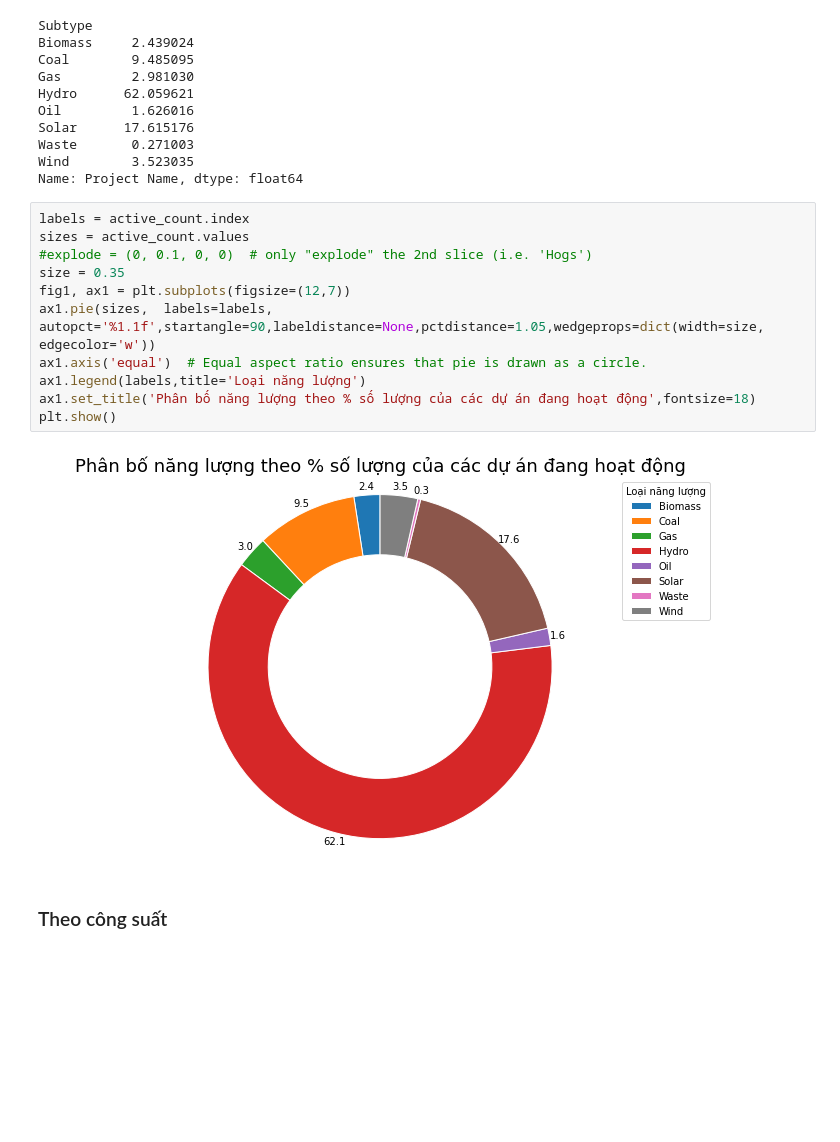
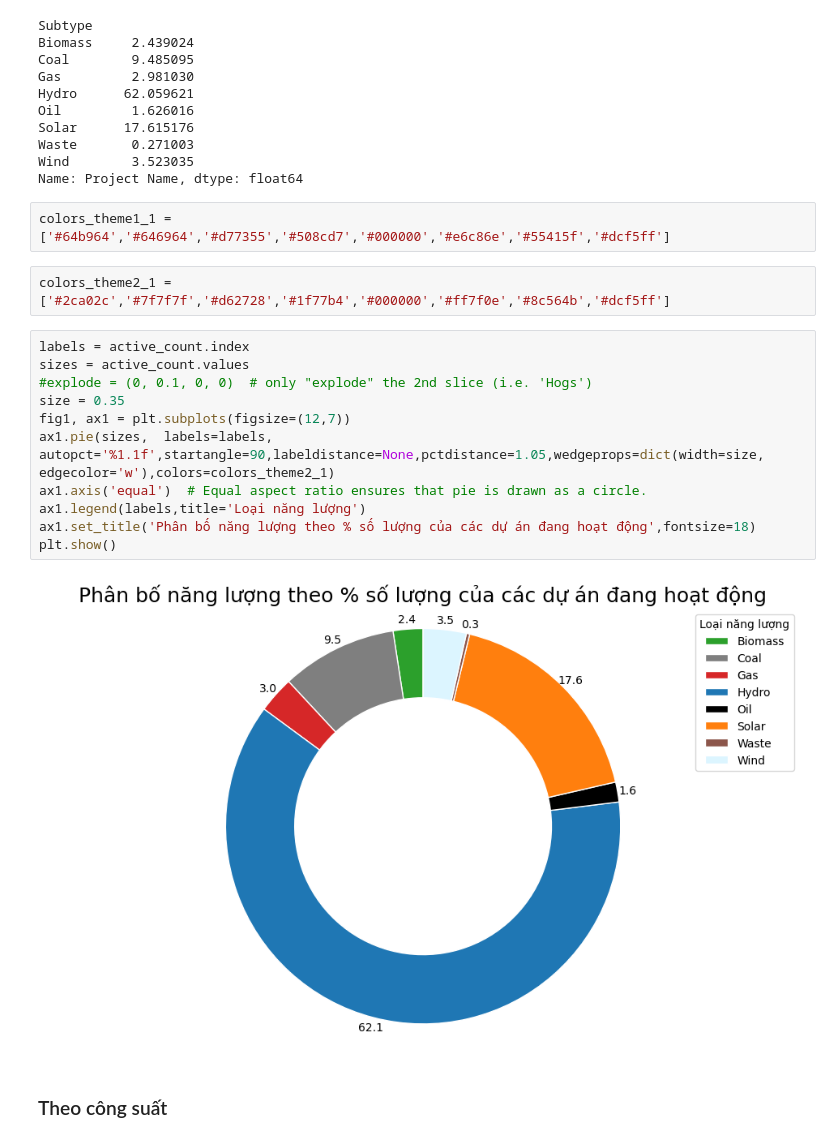
Before and after one commit to JustKidding2K/P4DS_FinalProject, a Jupyter notebook: Source.ipynb, the cells around one changed output. Cells and saved outputs as stored; diff of their text form; blank space fills up the shorter version.

Commit message:
Fix variable name, adjust colors, make more analytics
Thanks for the contribute opinions of you guys :3

```diff
--- a/Source.ipynb
+++ b/Source.ipynb
@@ -583,19 +585,23 @@ Solar      17.615176
 Waste       0.271003
 Wind        3.523035
 Name: Project Name, dtype: float64
+# %%
+colors_theme1_1 = ['#64b964','#646964','#d77355','#508cd7','#000000','#e6c86e','#55415f','#dcf5ff']
+# %%
+colors_theme2_1 = ['#2ca02c','#7f7f7f','#d62728','#1f77b4','#000000','#ff7f0e','#8c564b','#dcf5ff']
 # %%
 labels = active_count.index
 sizes = active_count.values
 #explode = (0, 0.1, 0, 0)  # only "explode" the 2nd slice (i.e. 'Hogs')
 size = 0.35
 fig1, ax1 = plt.subplots(figsize=(12,7))
-ax1.pie(sizes,  labels=labels, autopct='%1.1f',startangle=90,labeldistance=None,pctdistance=1.05,wedgeprops=dict(width=size, edgecolor='w'))
+ax1.pie(sizes,  labels=labels, autopct='%1.1f',startangle=90,labeldistance=None,pctdistance=1.05,wedgeprops=dict(width=size, edgecolor='w'),colors=colors_theme2_1)
 ax1.axis('equal')  # Equal aspect ratio ensures that pie is drawn as a circle.
 ax1.legend(labels,title='Loại năng lượng')
 ax1.set_title('Phân bố năng lượng theo % số lượng của các dự án đang hoạt động',fontsize=18)
 plt.show()
 # %% [output]
-[figure, old version]
+[figure, new version]
 # %% [markdown]
 ### Theo công suất
 # %%
```
Also changed, not shown: parts of 22 cells of this notebook, 2 other files.
